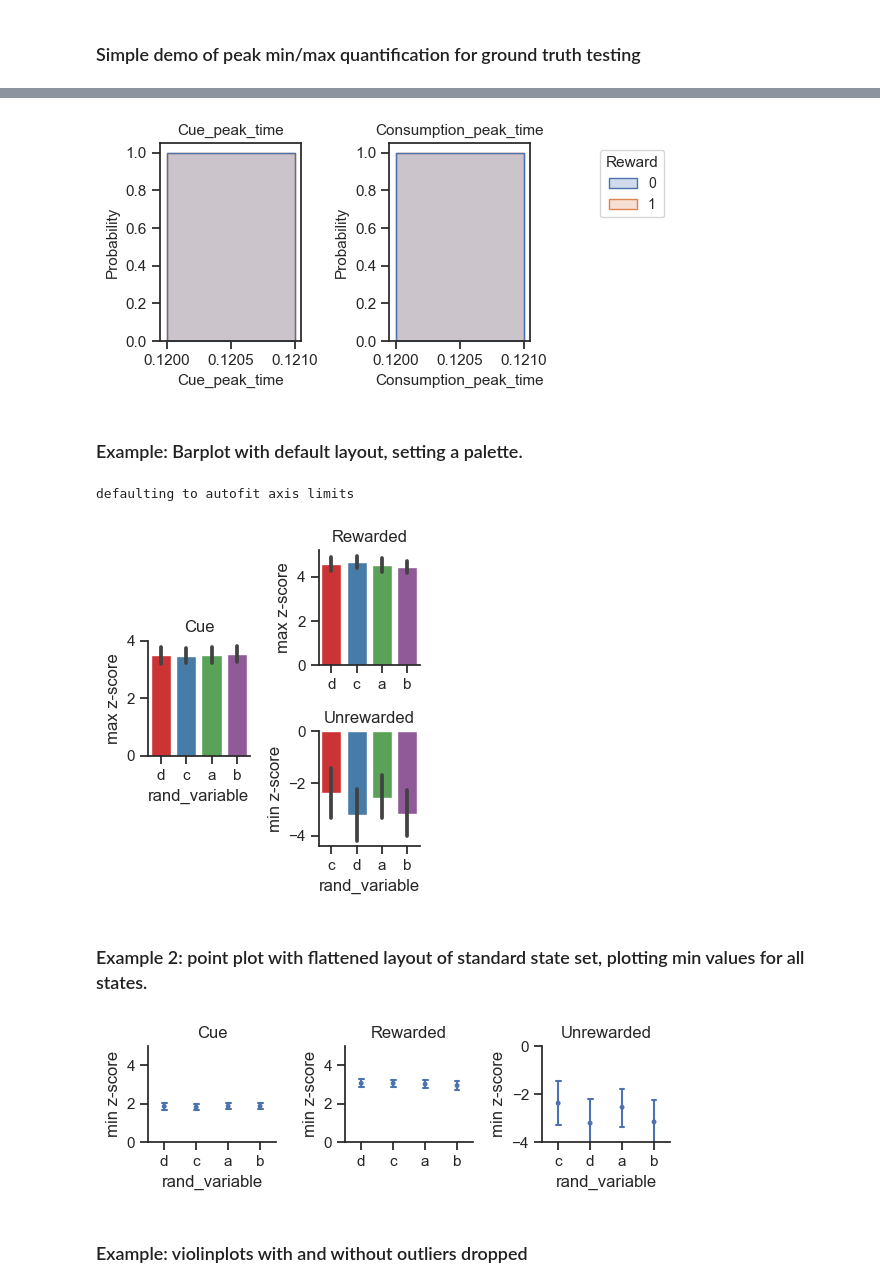
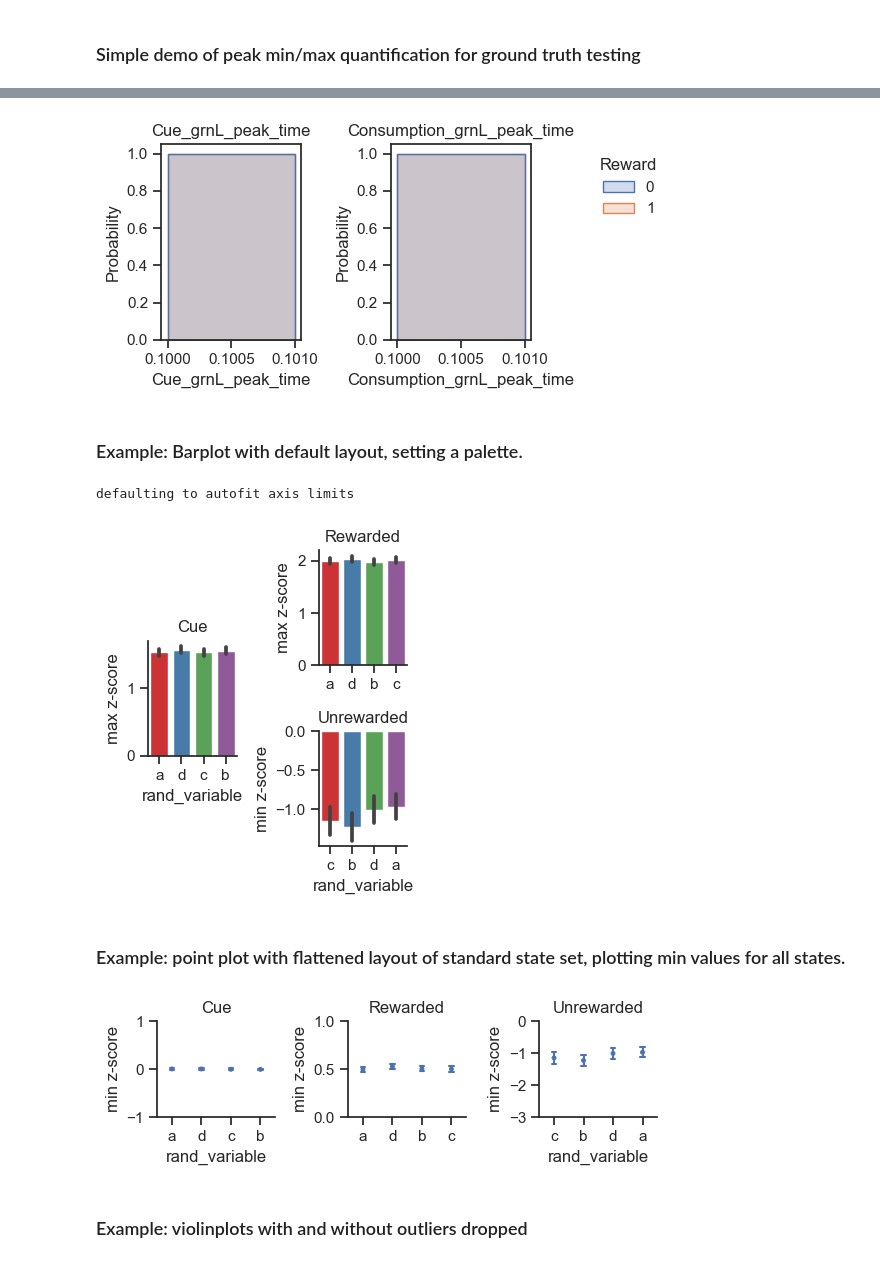
Before and after one commit to celiaberon/neural-timeseries-analysis, a Jupyter notebook: notebooks/simulated_data.ipynb, the cells around one changed output, grey strips where cells are left out. Cells and saved outputs as stored; diff of their text form; code cells hidden in the pictures.

```diff
--- a/notebooks/simulated_data.ipynb
+++ b/notebooks/simulated_data.ipynb
@@ -28,10 +31,11 @@ trials.loc[trials.Reward<0, 'Reward'] = 0
 trials['rand_variable'] = np.random.choice(['a','b','c','d'], size=len(trials))
 timeseries = sim_data.session
 win = (1,3)
+ch = ['grnL', 'amplitudes']
 
 for epoch in ['Cue', 'Select', 'Consumption']:
-    trials = align.align_photometry_to_event(trials, timeseries, channel='grnL',
-                                                aligned_event=epoch, window=win, quantify_peaks=False)
+    trials = align.align_photometry_to_event(trials, timeseries, channel=ch,
+                                             aligned_event=epoch, window=win, quantify_peaks=True)
 
 # Now it's ok to start dropping trials because we've stored photometry snippets.
 timeseries_trimmed, trials_trimmed = align.trim_trials_without_licks(timeseries, trials)
@@ -77,19 +94,14 @@ fig, ax = heatmaps.plot_heatmap_wrapper(trials_trimmed,
 # %%
-trials = sim_data.trials
-trials.loc[trials.Reward<0, 'Reward'] = 0
-timeseries = sim_data.session
-timeseries = timeseries.rename(columns={'amplitudes':'z_amplitudes'})
-win = (1,3)
-
-for epoch in ['Cue', 'Consumption']:
-    trials = align.align_photometry_to_event(trials, timeseries, channel='amplitudes',
-                                                aligned_event=epoch, window=win, quantify_peaks=True)
-
-# Now it's ok to start dropping trials because we've stored photometry snippets.
-timeseries_trimmed, trials_trimmed = align.trim_trials_without_licks(timeseries, trials)
+sns.set(style='ticks',
+        rc={'axes.labelsize':12,
+            'axes.titlesize':12,
+            'savefig.transparent':True,
+            'legend.frameon':False
+            })
 
 fig, axs = plt.subplots(2,2, figsize=(5.5,4))
-cols = ['Cue_min','Cue_max', 'Consumption_min', 'Consumption_max']
+cols = ['Cue_amplitudes_min','Cue_amplitudes_max',
+        'Consumption_amplitudes_min', 'Consumption_amplitudes_max']
 for legend, (ax, col) in enumerate(zip(axs.flatten(), cols), start=1):
     sns.histplot(data=trials_trimmed,
                  x=col,
@@ -132,17 +144 @@ min cue NR: -0.08
-# %%
-for epoch in ['Cue', 'Select', 'Consumption']:
-    trials = align.align_photometry_to_event(trials, timeseries, channel='grnL',
-                                                aligned_event=epoch, window=win, quantify_peaks=False)
-
-# Now it's ok to start dropping trials because we've stored photometry snippets.
-timeseries_trimmed, trials_trimmed = align.trim_trials_without_licks(timeseries, trials)
-
-peaks = group_peak_metrics(trials_trimmed,
-                        grouping_levels=['Session'],
-                        channel='grnL',
-                        states=['Cue','Consumption'],
-                        agg_funcs=['mean','min','max'],
-                        offset=False)
-
-peaks.loc[peaks.Reward<0, 'Reward'] = 0
 # %% [markdown]
@@ -150,8 +147,8 @@ peaks.loc[peaks.Reward<0, 'Reward'] = 0
 # %%
 fig, axs = plt.subplots(ncols=2, figsize=(7,3))
-cols = ['Cue_peak_time','Consumption_peak_time',]
+cols = ['Cue_grnL_peak_time','Consumption_grnL_peak_time',]
 for legend, (ax, col) in enumerate(zip(axs, cols), start=1):
-    sns.histplot(data=peaks,
+    sns.histplot(data=trials_trimmed,
                  x=col,
                  ax=ax,
                  hue='Reward',
@@ -165,34 +162,36 @@ legend = ax.get_legend()
 legend.set(bbox_to_anchor=(2,1))
 plt.tight_layout()
 # %% [output]
-[figure, old version]
+[figure, new version]
 # %% [markdown]
 ### Example: Barplot with default layout, setting a palette.
 # %%
-fig, ax = plot_peaks_wrapper(peaks,
+fig, ax = plot_peaks_wrapper(trials_trimmed,
                              x_col='rand_variable',
+                             channel=ch[0],
                              plot_func=sns.barplot,
                              plot_func_kws={'palette':'Set1'},
                              metrics={'Cue':'max', 'reward':'max', 'no reward':'min'},
                             )
 # %% [output]
 defaulting to autofit axis limits
-[figure, old version]
+[figure, new version]
 # %% [markdown]
-### Example 2: point plot with flattened layout of standard state set, plotting min values for all states.
+### Example: point plot with flattened layout of standard state set, plotting min values for all states.
 # %%
 pointplot_kws = {'scale':0.4, 'errorbar':'ci', 'palette':None, 'capsize':0.15, 'errwidth':1.5,'join':False}
 
-fig, ax = plot_peaks_wrapper(peaks,
+fig, ax = plot_peaks_wrapper(trials_trimmed,
                              x_col='rand_variable',
+                             channel=ch[0],
                              plot_func=sns.pointplot,
                              plot_func_kws=pointplot_kws,
                              metrics='min',
                              flatten_layout=True,
-                             axes_style={'Cue':(0,5), 'reward':(0,5), 'no reward':(-4,0)}
+                             axes_style={'Cue':(-1,1), 'reward':(0,1), 'no reward':(-3,0)}
                             )
 # %% [output]
-[figure, old version]
+[figure, new version]
 # %% [markdown]
 ### Example: violinplots with and without outliers dropped
 # %%
```
Also changed, not shown: parts of 16 cells of this notebook.
